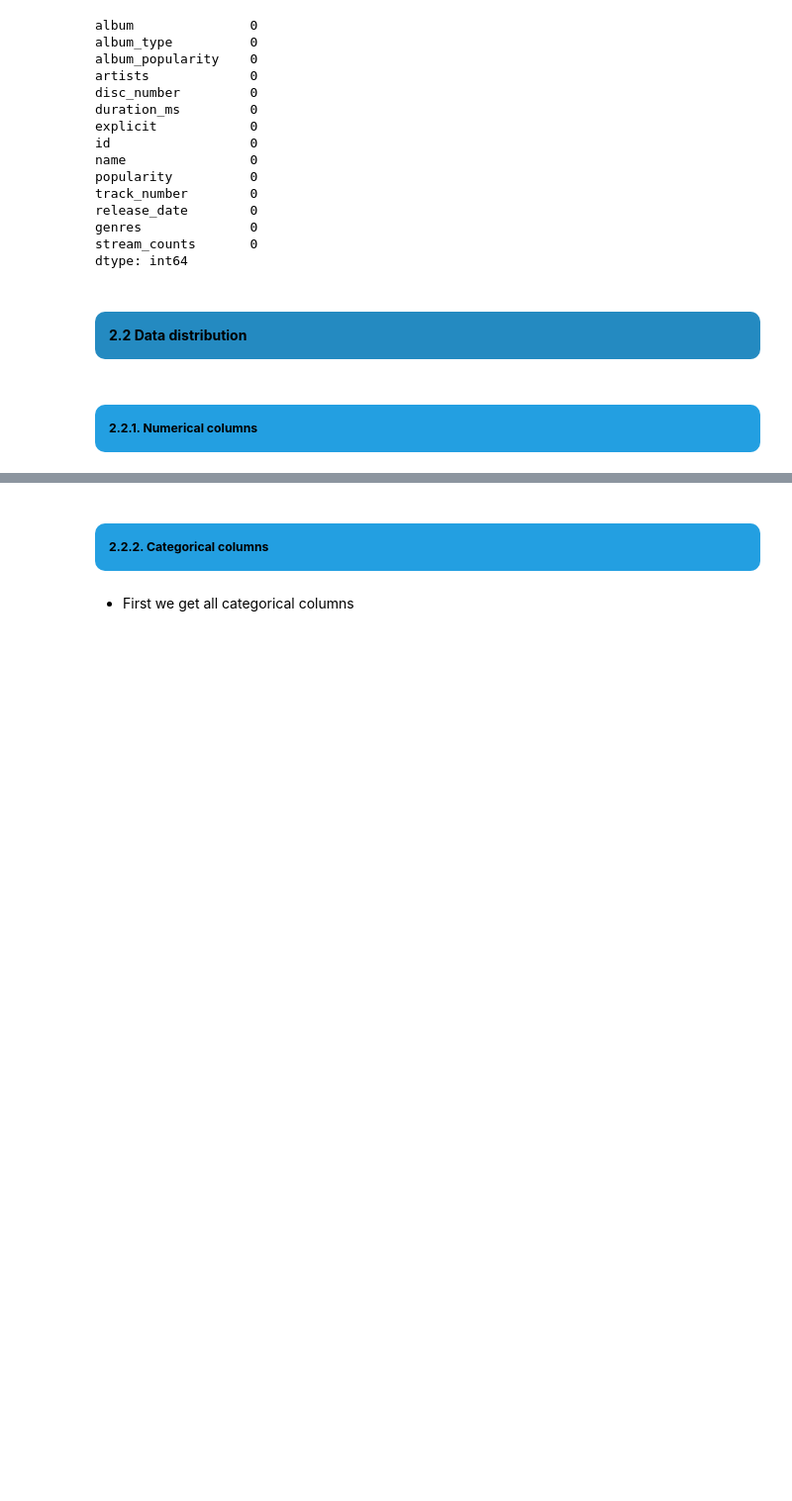
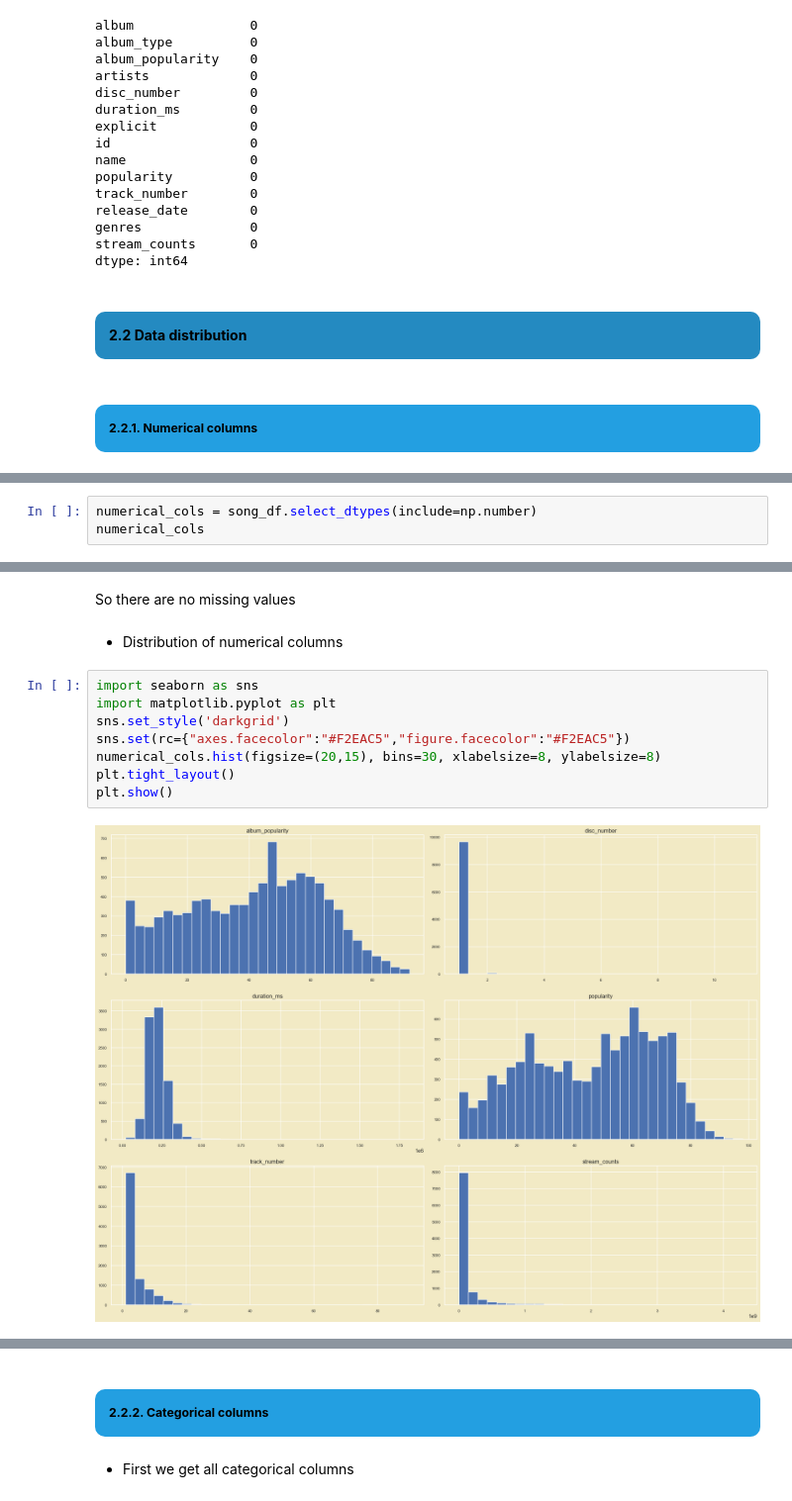
Before and after one commit to truongthuankiet1990gmailcom/Data-Visualization-HW1, a Jupyter notebook: notebook.ipynb, the cells around one changed output, grey strips where cells are left out. Shown at 99% size. Cells and saved outputs as stored; diff of their text form; blank space fills up the shorter version.

Commit message:
complete numerical columns

```diff
--- a/notebook.ipynb
+++ b/notebook.ipynb
@@ -1748,0 +1751,3 @@ dtype: int64
+# %%
+numerical_cols = song_df.select_dtypes(include=np.number)
+numerical_cols
@@ -1748,0 +1786,14 @@ dtype: int64
+# %% [markdown]
+So there are no missing values
+# %% [markdown]
+- Distribution of numerical columns
+# %%
+import seaborn as sns
+import matplotlib.pyplot as plt
+sns.set_style('darkgrid')
+sns.set(rc={"axes.facecolor":"#F2EAC5","figure.facecolor":"#F2EAC5"})
+numerical_cols.hist(figsize=(20,15), bins=30, xlabelsize=8, ylabelsize=8)
+plt.tight_layout()
+plt.show()
+# %% [output]
+[figure, added]
```
Also changed, not shown: parts of 8 cells of this notebook.
